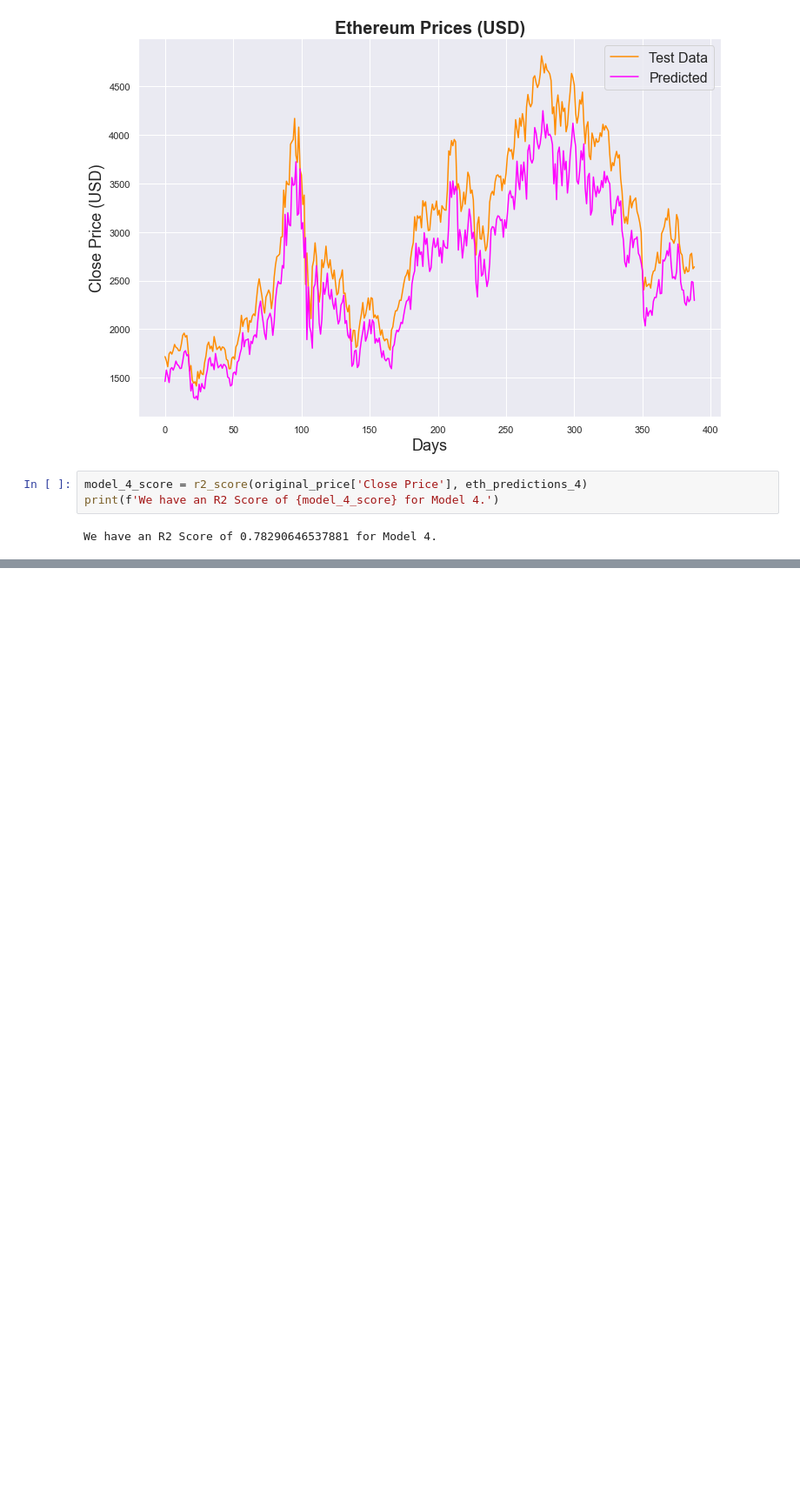
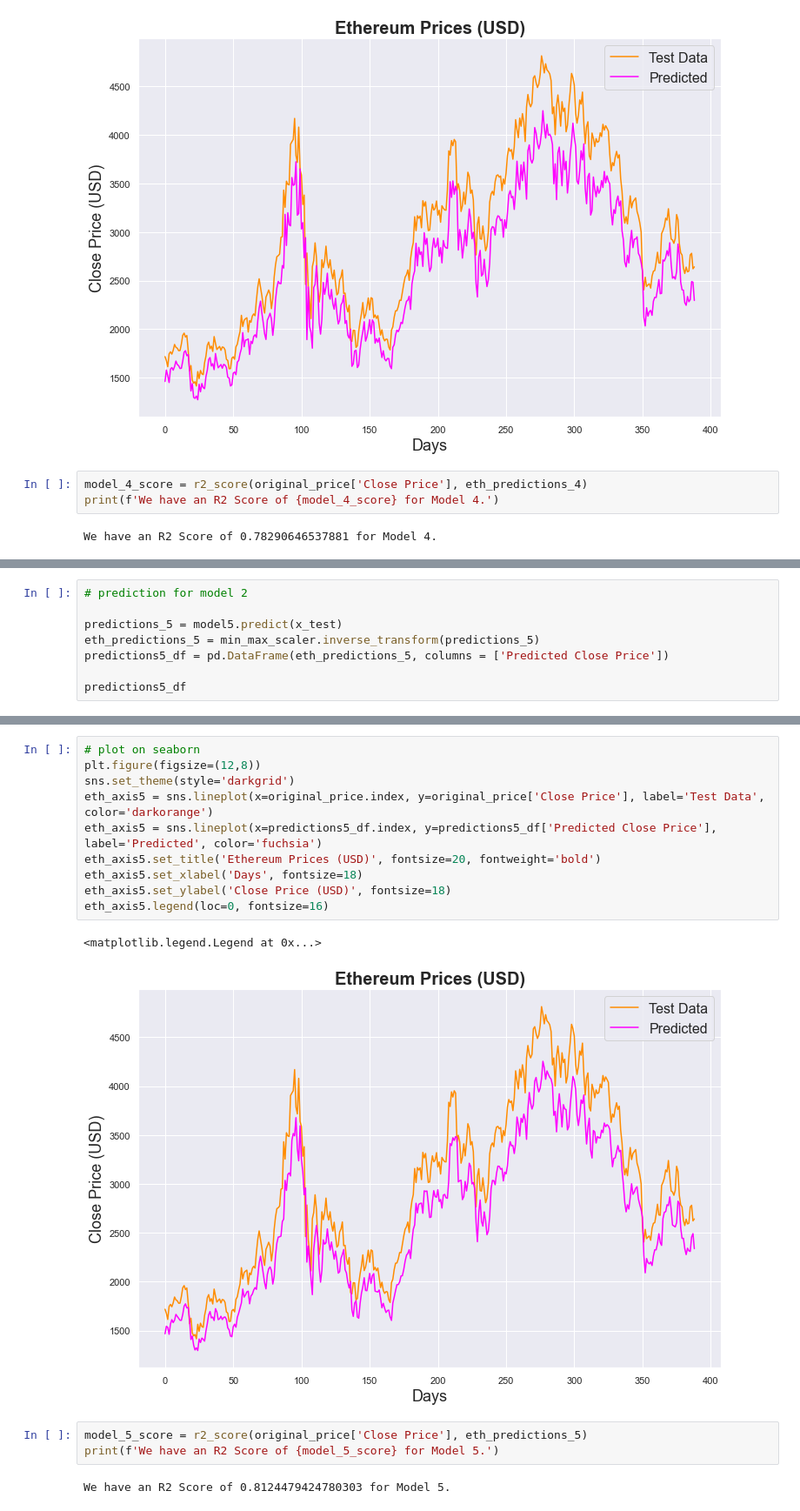
Before and after one commit to GitHubOfAndrew/Time-Series-Analysis-Cryptocurrencies, a Jupyter notebook: Cryptocurrency Forecasting.ipynb, the cells around one changed output, grey strips where cells are left out. Shown at 87% size. Drawn from its saved outputs; the diff is of its cells as text; blank space fills up the shorter version.

```diff
--- a/Cryptocurrency Forecasting.ipynb
+++ b/Cryptocurrency Forecasting.ipynb
@@ -1038,0 +1123,8 @@ We have an R2 Score of 0.78290646537881 for Model 4.
+# %%
+# prediction for model 2
+
+predictions_5 = model5.predict(x_test)
+eth_predictions_5 = min_max_scaler.inverse_transform(predictions_5)
+predictions5_df = pd.DataFrame(eth_predictions_5, columns = ['Predicted Close Price'])
+
+predictions5_df
@@ -1038,0 +1145,18 @@ We have an R2 Score of 0.78290646537881 for Model 4.
+# %%
+# plot on seaborn
+plt.figure(figsize=(12,8))
+sns.set_theme(style='darkgrid')
+eth_axis5 = sns.lineplot(x=original_price.index, y=original_price['Close Price'], label='Test Data', color='darkorange')
+eth_axis5 = sns.lineplot(x=predictions5_df.index, y=predictions5_df['Predicted Close Price'], label='Predicted', color='fuchsia')
+eth_axis5.set_title('Ethereum Prices (USD)', fontsize=20, fontweight='bold')
+eth_axis5.set_xlabel('Days', fontsize=18)
+eth_axis5.set_ylabel('Close Price (USD)', fontsize=18)
+eth_axis5.legend(loc=0, fontsize=16)
+# %% [output]
+<matplotlib.legend.Legend at 0x...>
+[figure, added]
+# %%
+model_5_score = r2_score(original_price['Close Price'], eth_predictions_5)
+print(f'We have an R2 Score of {model_5_score} for Model 5.')
+# %% [output]
+We have an R2 Score of 0.8124479424780303 for Model 5.
```
Also changed, not shown: parts of 6 cells of this notebook.
